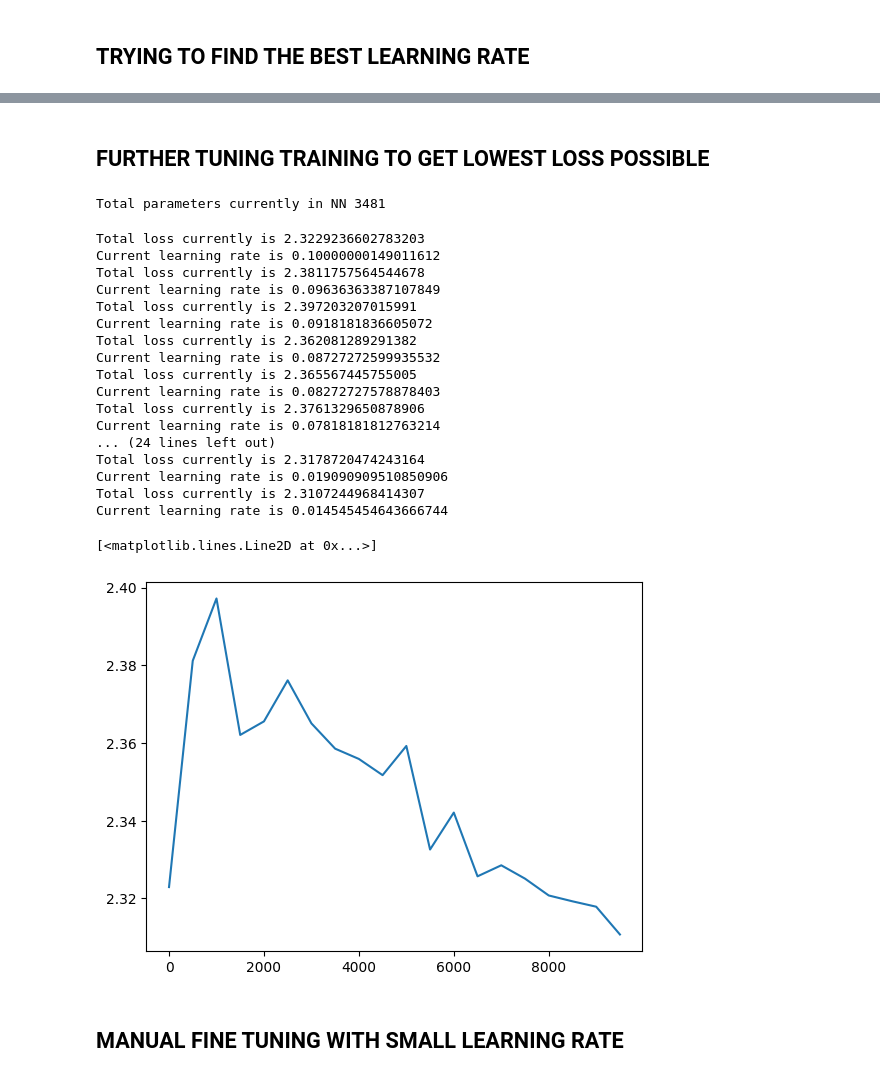
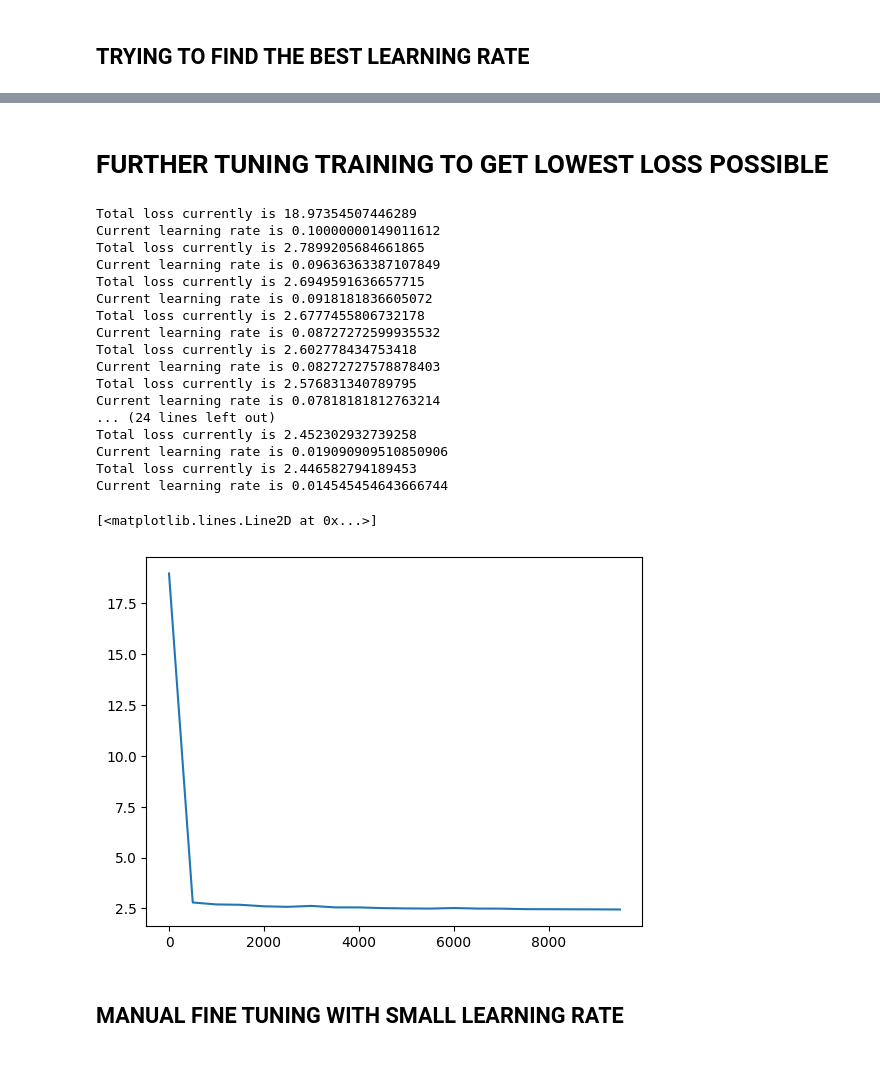
Before and after one commit to AndresNamm/nn_zero_to_hero, a Jupyter notebook: makemore_l2.ipynb, the cells around one changed output, grey strips where cells are left out. Cells and saved outputs as stored; diff of their text form; code cells hidden in the pictures.

```diff
--- a/makemore_l2.ipynb
+++ b/makemore_l2.ipynb
@@ -277,8 +302,8 @@ for i in range(100):
     logits = h @ W2 + B2
     loss = F.cross_entropy(logits, Y[minibatch])
 
-
-    print(f"Total loss currently is {loss}")
+    if i % 10 == 0:
+        print(f"Iteration {i}: Total loss currently is {loss}")
 
     for param in params:
         param.grad=None
@@ -308,2 +326,10 @@ Total loss currently is 2.673314332962036
 # %% [markdown]
 ## TRYING TO FIND THE BEST LEARNING RATE
+# %%
+import matplotlib.pyplot as plt
+%matplotlib inline
+import torch.nn.functional as F
+
+lre = torch.linspace(-3,-0,1000)
+lr = 10 ** lre
+plt.plot(lr)
@@ -310,10 +339,4 @@ Total loss currently is 2.673314332962036
 # %%
-import torch.nn.functional as F
-
-
-lre = torch.linspace(-3,0,1000)
-
-lr = 10 ** lre
 
 lri = []
 lossi = []
@@ -337,6 +360,6 @@ for i in range(1000):
     for param in params:
         param.data -= param.grad * lr[i]
 
-    lri.append(lre[i])
+    lri.append(lr[i])
     lossi.append(loss.item())
 # %% [output]
@@ -363,21 +384,23 @@ plt.plot(lri,lossi)
 # %% [markdown]
-## FURTHER TUNING TRAINING TO GET LOWEST LOSS POSSIBLE
+# FURTHER TUNING TRAINING TO GET LOWEST LOSS POSSIBLE
-# %%
-initialize_global_weights()
-# %% [output]
-Total parameters currently in NN 3481
+# %%
+EMBEDDING_DIMENSION = 2
+CONTEXT_SIZE = 3
+TRAINING_SIZE = -1 # -1 means all data
+HIDDEN_LAYER_SIZE = 100
+BATCH_SIZE = 30
+MAX_ITER = 10000
+
+initialize_global_weights()
 # %%
 import torch.nn.functional as F
 
 
-MAX_ITER = 10000
-
+lre = torch.linspace(0,-3,1000)
+lr = 10 ** lre
 
 lossi = []
 iter = []
-
-
-learning_rates = torch.linspace(0.1,0.01,100)
 
 
 for i in range(MAX_ITER):
@@ -389,7 +412,7 @@ for i in range(MAX_ITER):
     loss = F.cross_entropy(logits, Y[minibatch])
 
     learning_rate_idx = min(int(i / 10000 * 99), 99)
-    learning_rate = learning_rates[learning_rate_idx]
+    learning_rate = lr[learning_rate_idx]
 
     if i % 500==0:
         # Calculate total loss
@@ -399,42 +422,42 @@ for i in range(MAX_ITER):
 
 
         print(f"Total loss currently is {total_loss}")
         print(f"Current learning rate is {learning_rate}")
 
         iter.append(i)
         lossi.append(total_loss.item())
 
     for param in params:
         param.grad=None
 
     loss.backward()
 
     for param in params:
         param.data -= param.grad * learning_rate
 
 
 
 plt.plot(iter,lossi)
 # %% [output]
-Total loss currently is 2.3229236602783203
+Total loss currently is 18.97354507446289
 Current learning rate is 0.10000000149011612
-Total loss currently is 2.3811757564544678
+Total loss currently is 2.7899205684661865
 Current learning rate is 0.09636363387107849
-Total loss currently is 2.397203207015991
+Total loss currently is 2.6949591636657715
 Current learning rate is 0.0918181836605072
-Total loss currently is 2.362081289291382
+Total loss currently is 2.6777455806732178
 Current learning rate is 0.08727272599935532
-Total loss currently is 2.365567445755005
+Total loss currently is 2.602778434753418
 Current learning rate is 0.08272727578878403
-Total loss currently is 2.3761329650878906
+Total loss currently is 2.576831340789795
 Current learning rate is 0.07818181812763214
 ... (24 lines left out)
-Total loss currently is 2.3178720474243164
+Total loss currently is 2.452302932739258
 Current learning rate is 0.019090909510850906
-Total loss currently is 2.3107244968414307
+Total loss currently is 2.446582794189453
 Current learning rate is 0.014545454643666744
 [<matplotlib.lines.Line2D at 0x...>]
-[figure, old version]
+[figure, new version]
 # %% [markdown]
 ## MANUAL FINE TUNING WITH SMALL LEARNING RATE
 # %%
```
Also changed, not shown: parts of 28 cells of this notebook, 2 other files.
